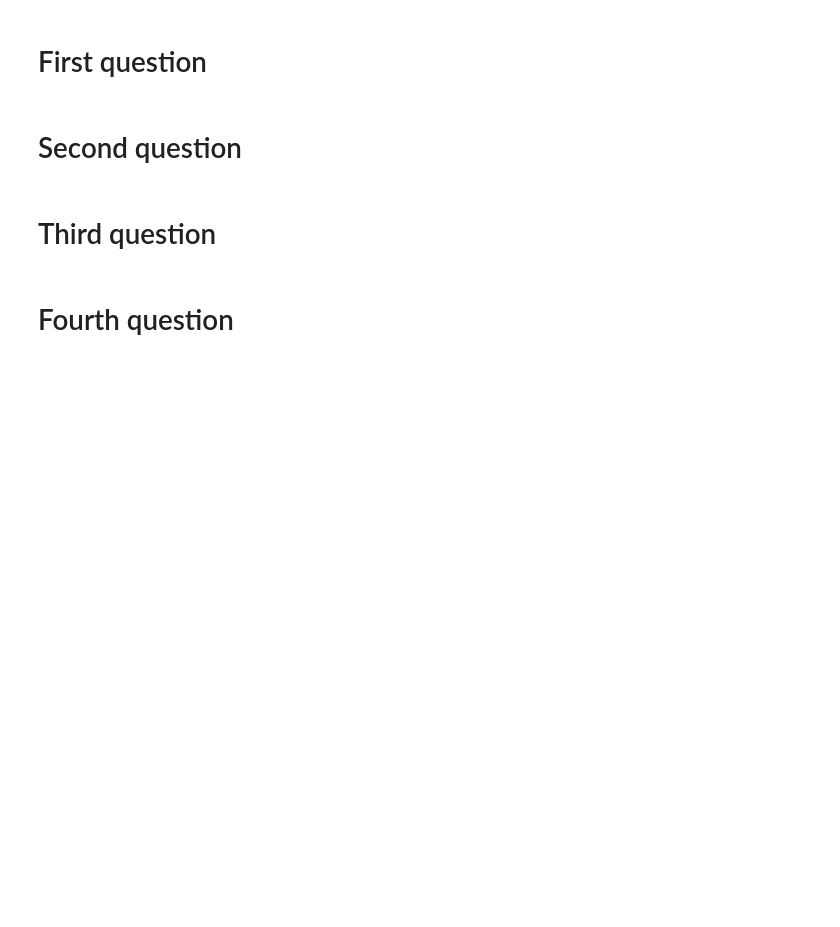
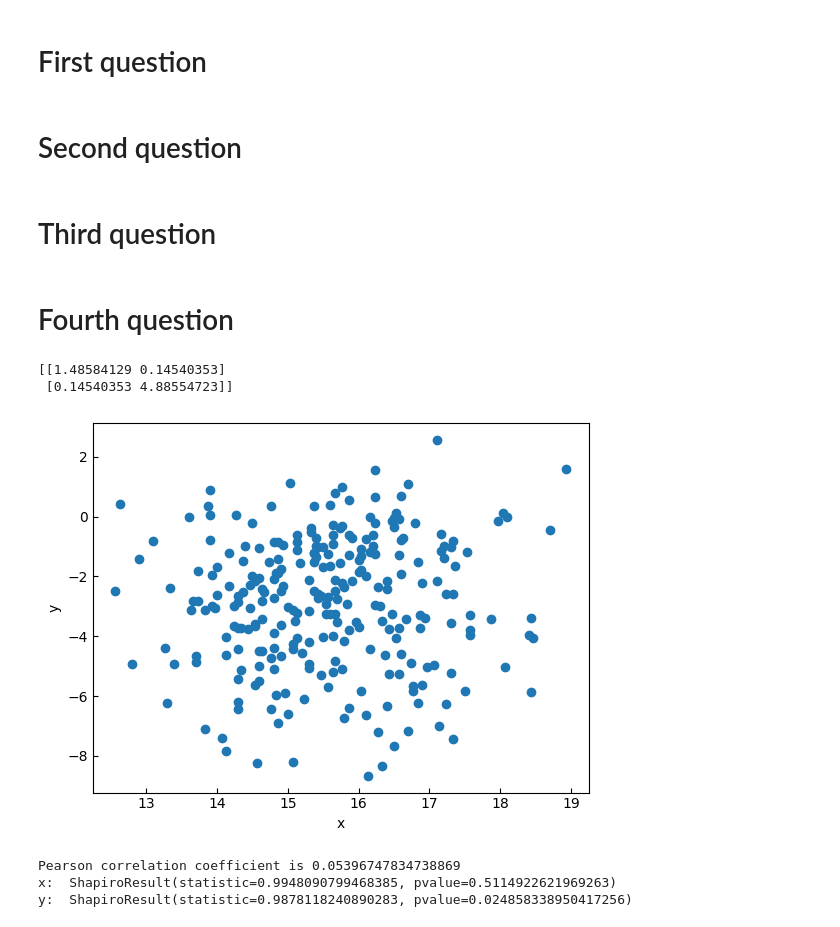
Before and after one commit to greymouse1/statistics, a Jupyter notebook: final_project.ipynb, the cells around one changed output. Saved outputs shown, nothing was run; the diff lists cells and outputs as text; code cells hidden in the pictures; blank space fills up the shorter version.

```diff
--- a/final_project.ipynb
+++ b/final_project.ipynb
@@ -368,3 +369,36 @@ for selected_year in df_summer_winter["year"].unique():
     "mean_summer": [summer_avg],
     "mean_winter": [winter_avg]
     })], ignore_index=True)
+# %%
+# Correlation
+
+# Correlation coefficients
+x = summary_df['mean_summer']
+y = summary_df['mean_winter']
+M = numpy.stack((x,y), axis=0)
+print(numpy.cov(M))
+
+# Plot temperatures
+fig = pyplot.figure()
+ax = fig.add_subplot()
+ax.tick_params(axis='both', direction='in')
+ax.set_xlabel('x')
+ax.set_ylabel('y')
+
+ax.scatter(x, y)
+fig.savefig('correlation.png')
+# %% [output]
+[[1.48584129 0.14540353]
+ [0.14540353 4.88554723]]
+[figure, added]
+# %%
+r, _ = stats.pearsonr(x, y)
+print(f"Pearson correlation coefficient is {r}")
+
+# Test normality with Shapiro-Wilk
+print("x: ", stats.shapiro(x))
+print("y: ", stats.shapiro(y))
+# %% [output]
+Pearson correlation coefficient is 0.05396747834738869
+x:  ShapiroResult(statistic=0.9948090799468385, pvalue=0.5114922621969263)
+y:  ShapiroResult(statistic=0.9878118240890283, pvalue=0.024858338950417256)
```
Also changed, not shown: parts of 4 cells of this notebook.
